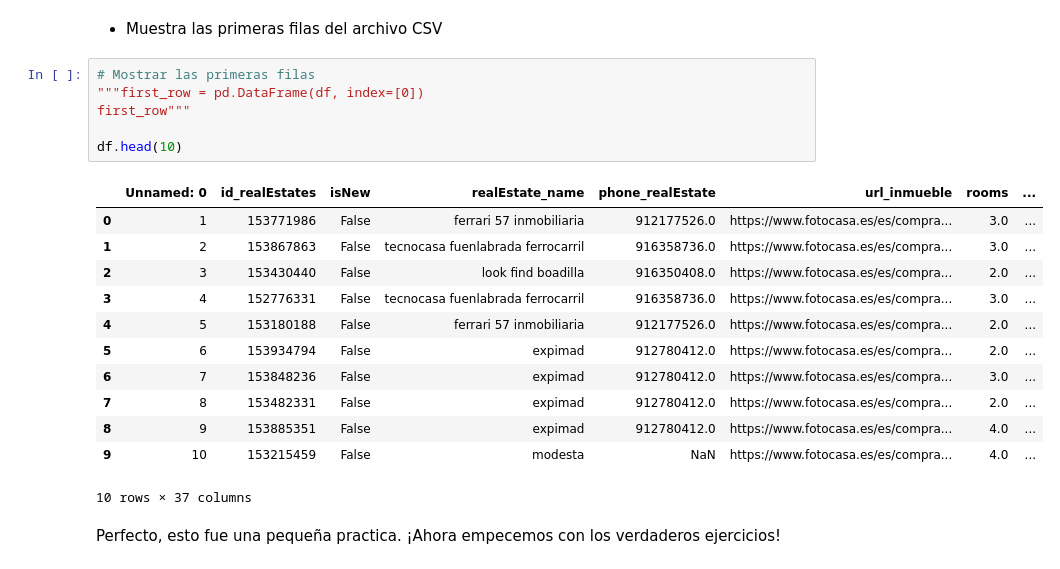
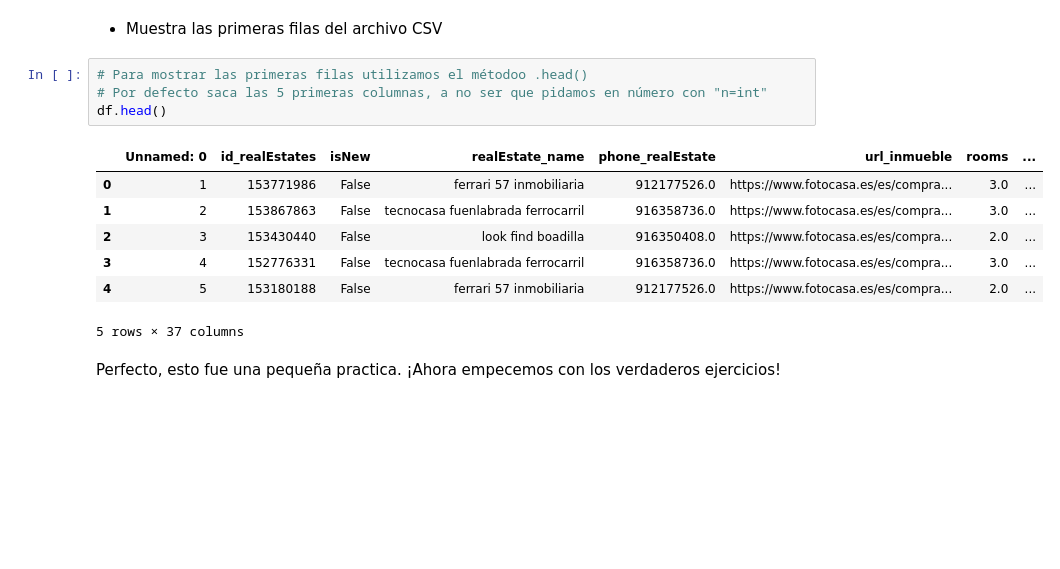
Before and after one commit to Cerco01/data-clean-up-pandas-for-beginners-project, a Jupyter notebook: project.es.ipynb, the cells around one changed output. Drawn from its saved outputs; the diff is of its cells as text; blank space fills up the shorter version.

Commit message:
Optimiza la visualización inicial del DataFrame

```diff
--- a/project.es.ipynb
+++ b/project.es.ipynb
@@ -153,24 +153,17 @@ memory usage: 4.2 MB
 # %% [markdown]
 - Muestra las primeras filas del archivo CSV
 # %%
-# Mostrar las primeras filas
-"""first_row = pd.DataFrame(df, index=[0])
-first_row"""
-
-df.head(10)
+# Para mostrar las primeras filas utilizamos el métodoo .head()
+# Por defecto saca las 5 primeras columnas, a no ser que pidamos en número con "n=int"
+df.head()
 # %% [output]
 |  | Unnamed: 0 | id_realEstates | isNew | realEstate_name | phone_realEstate | url_inmueble | rooms | ... |
 | 0 | 1 | 153771986 | False | ferrari 57 inmobiliaria | 912177526.0 | https://www.fotocasa.es/es/compra... | 3.0 | ... |
 | 1 | 2 | 153867863 | False | tecnocasa fuenlabrada ferrocarril | 916358736.0 | https://www.fotocasa.es/es/compra... | 3.0 | ... |
 | 2 | 3 | 153430440 | False | look find boadilla | 916350408.0 | https://www.fotocasa.es/es/compra... | 2.0 | ... |
 | 3 | 4 | 152776331 | False | tecnocasa fuenlabrada ferrocarril | 916358736.0 | https://www.fotocasa.es/es/compra... | 3.0 | ... |
 | 4 | 5 | 153180188 | False | ferrari 57 inmobiliaria | 912177526.0 | https://www.fotocasa.es/es/compra... | 2.0 | ... |
-| 5 | 6 | 153934794 | False | expimad | 912780412.0 | https://www.fotocasa.es/es/compra... | 2.0 | ... |
-| 6 | 7 | 153848236 | False | expimad | 912780412.0 | https://www.fotocasa.es/es/compra... | 3.0 | ... |
-| 7 | 8 | 153482331 | False | expimad | 912780412.0 | https://www.fotocasa.es/es/compra... | 2.0 | ... |
-| 8 | 9 | 153885351 | False | expimad | 912780412.0 | https://www.fotocasa.es/es/compra... | 4.0 | ... |
-| 9 | 10 | 153215459 | False | modesta | NaN | https://www.fotocasa.es/es/compra... | 4.0 | ... |
-10 rows × 37 columns
+5 rows × 37 columns
 # %% [markdown]
 Perfecto, esto fue una pequeña practica. ¡Ahora empecemos con los verdaderos ejercicios!
 # %% [markdown]
```
